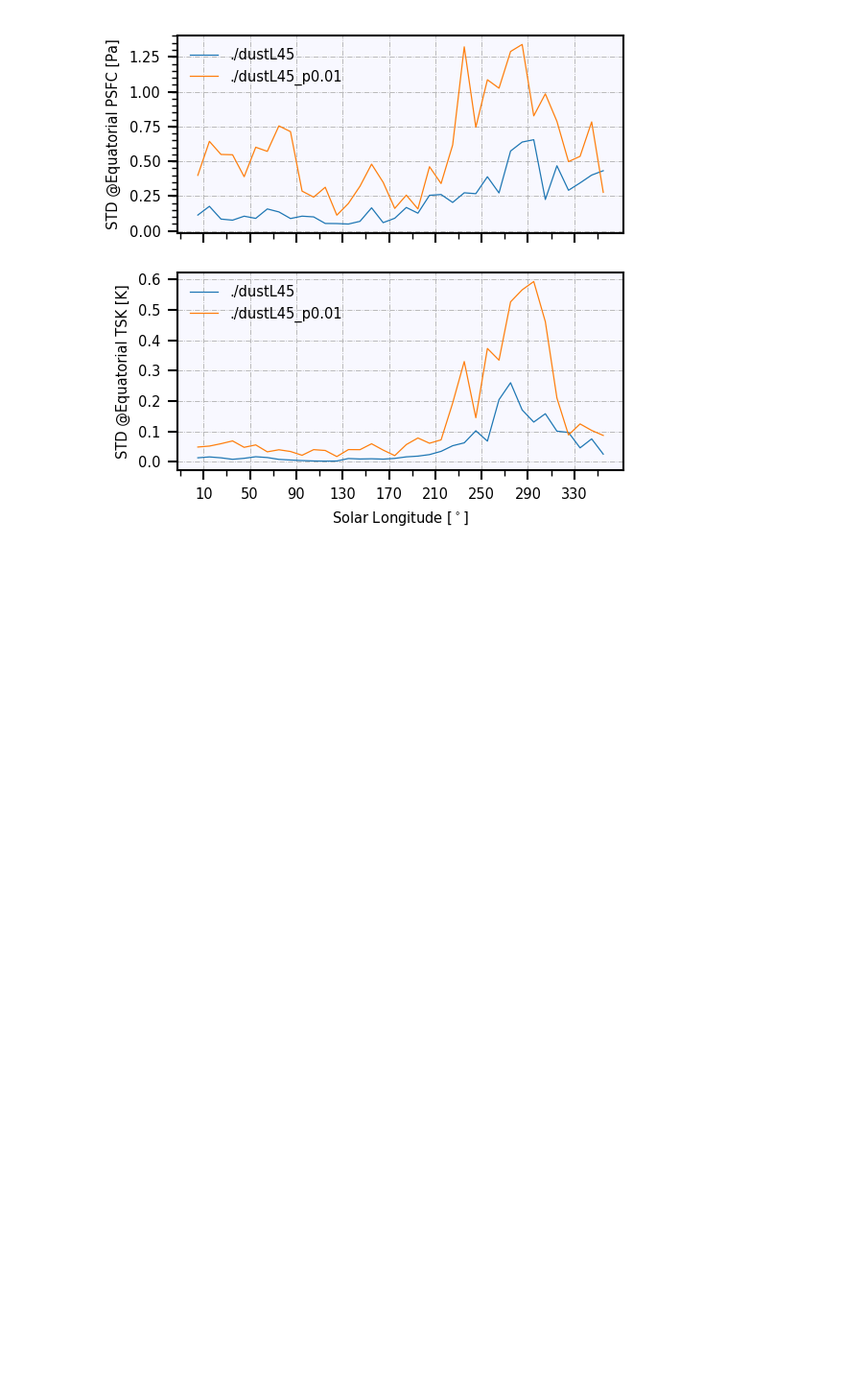
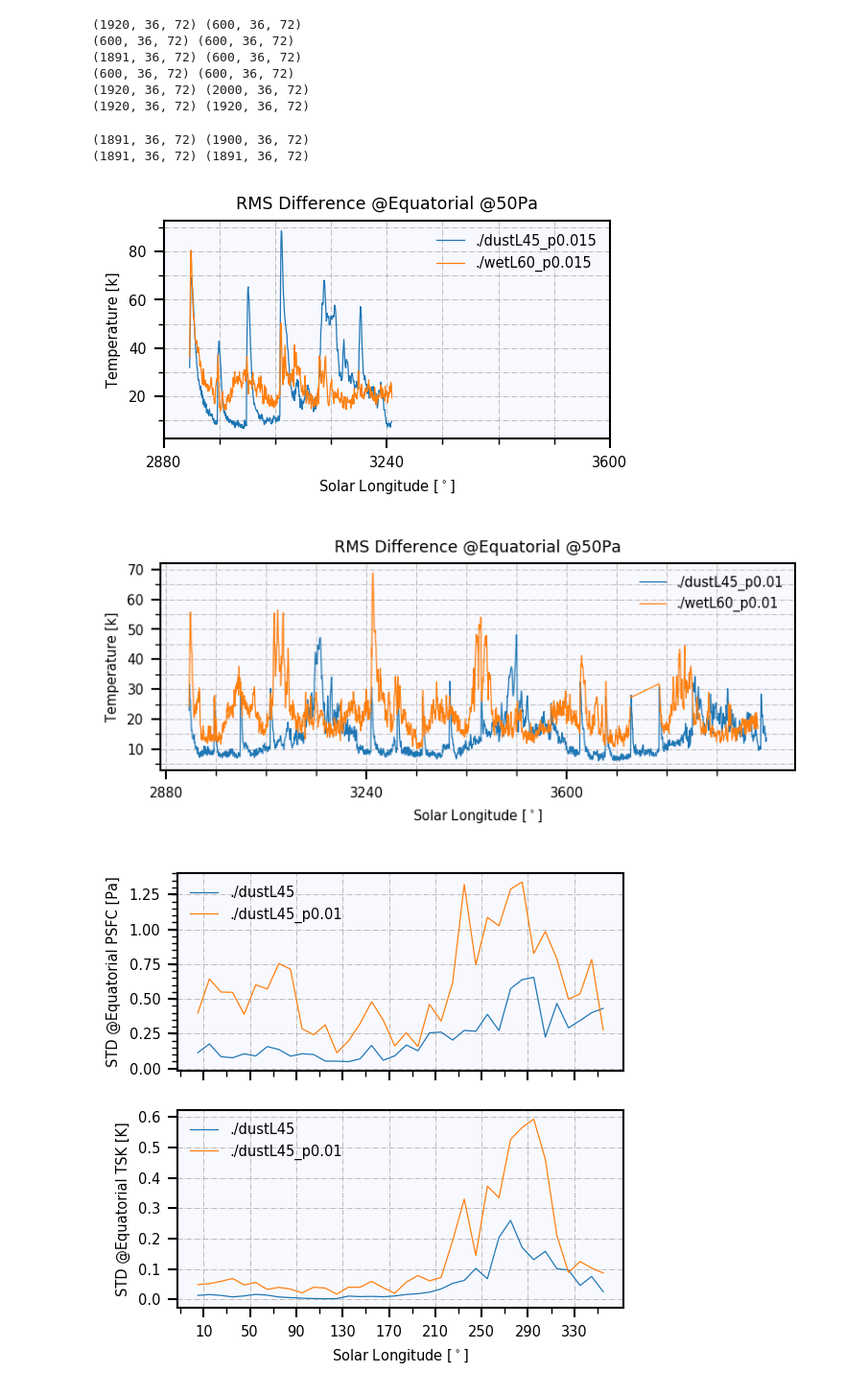
Before and after one commit to sokvisal/marswrf, a Jupyter notebook: model_comparison.ipynb, the cells around one changed output. Shown at 96% size. Cells and saved outputs as stored; diff of their text form; code cells hidden in the pictures; blank space fills up the shorter version.

```diff
--- a/model_comparison.ipynb
+++ b/model_comparison.ipynb
@@ -200,3 +135,83 @@ ValueError: could not broadcast input array from shape (100,36,72) into shape (0
+# %%
+major_ticks = np.arange(2880, 2880+360*3, 360)
+def rmsTimeseries(rawfiledir, pertfiledir, pert):
+
+    data = Dataset(rawfiledir,'r')
+    ls = data.variables['LS'][:]
+    ls = yearly_ls(ls)
+    tsk = data.variables['T50Pa'][:]#[:,17:20].mean(axis=2).mean(axis=1)
+#     psfc = data.variables['PSFC'][:]
+#     zmT = data.variables['T'][:][:,25:30].mean(axis=1)
+
+    data = Dataset(pertfiledir,'r')
+    lsp = data.variables['LS'][:]
+    lsp = yearly_ls(lsp) + 2880
+    tskp = data.variables['T50Pa'][:]#[:,17:20].mean(axis=2).mean(axis=1)
+#     psfcp = data.variables['PSFC'][:]
+#     zmTp = data.variables['T'][:][:,25:30].mean(axis=1)
+
+    if np.where(np.diff(np.diff(lsp))>1)[0]:
+        disCon = int(np.where(np.diff(np.diff(lsp))>1)[0][0])
+        lsp = lsp.tolist()
+        lsp[disCon:disCon] = np.empty((100))*np.nan
+        lsp =  np.array(lsp)
+
+#         tskp.tolist()
+        tmp = tskp[:disCon]
+        tskp = np.concatenate((tmp, np.empty((100,36,72))*np.nan, tskp[disCon:]), axis=0)
+#         tskp[disCon:disCon,:,:] = np.empty((100,36,72))*np.nan
+#         tskp =  np.array(tskp)
+
+    idx = np.where(ls == lsp[0])[0][0]
+    ls = ls[idx:]
+    tsk = tsk[idx:]
+
+    print (tsk.shape,tskp.shape)
+
+    if ls.shape > lsp.shape:
+        idx2 = np.where(ls==lsp[-1])[0][0]
+        ls = ls[:idx2+1]
+        tsk = tsk[:idx2+1]
+    else:
+        idx2 = np.where(lsp==ls[-1])[0][0]
+#         tsk = tsk[:idx2+1]
+        tskp = tskp[:idx2+1]
+        lsp = lsp[:idx2+1]
+    print (tsk.shape,tskp.shape)
+
+    equatorial_rms = np.sqrt(np.abs(tsk**2-tskp**2))[:,17:20].mean(axis=2).mean(axis=1)
+
+    plot(lsp, equatorial_rms, label=pertfiledir.replace('.nc',''))
+    title("RMS Difference @Equatorial @50Pa")
+    ylabel("Temperature [k]")
+    xlabel("Solar Longitude [$^\circ$]")
+
+    xticks(major_ticks)
+    ax.yaxis.set_minor_locator(AutoMinorLocator(2))
+    ax.xaxis.set_minor_locator(AutoMinorLocator(4))
+    ax.grid(True, which='both')
+    legend()
+
+fig, ax = plt.subplots(figsize=(4,2))
+rmsTimeseries('./dustL45.nc', './dustL45_p0.015.nc', "0.01")
+rmsTimeseries('./wetL60.nc', './wetL60_p0.015.nc', "0.015")
+
+fig, ax = plt.subplots(figsize=(6,2))
+with PdfPages('rms_difference.pdf') as pdFigures:
+    rmsTimeseries('./dustL45.nc', './dustL45_p0.01.nc', "0.01")
+    rmsTimeseries('./wetL60.nc', './wetL60_p0.01.nc', "0.015")
+    plt.savefig(pdFigures,  format='pdf', bbox_inches='tight', dpi=400)
+# %% [output]
+(1920, 36, 72) (600, 36, 72)
+(600, 36, 72) (600, 36, 72)
+(1891, 36, 72) (600, 36, 72)
+(600, 36, 72) (600, 36, 72)
+(1920, 36, 72) (2000, 36, 72)
+(1920, 36, 72) (1920, 36, 72)
+(1891, 36, 72) (1900, 36, 72)
+(1891, 36, 72) (1891, 36, 72)
+[figure, added]
+[figure, added]
 # %%
 def yearlyVariation(rawdata, pertdata):
     filedir = rawdata
```
Also changed, not shown: parts of 4 cells of this notebook.
